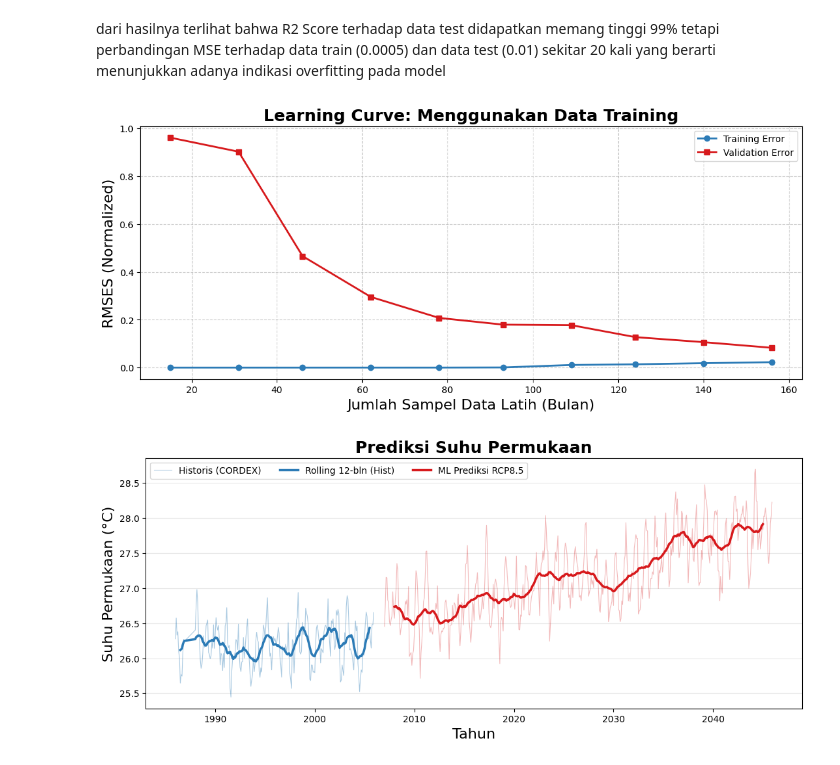
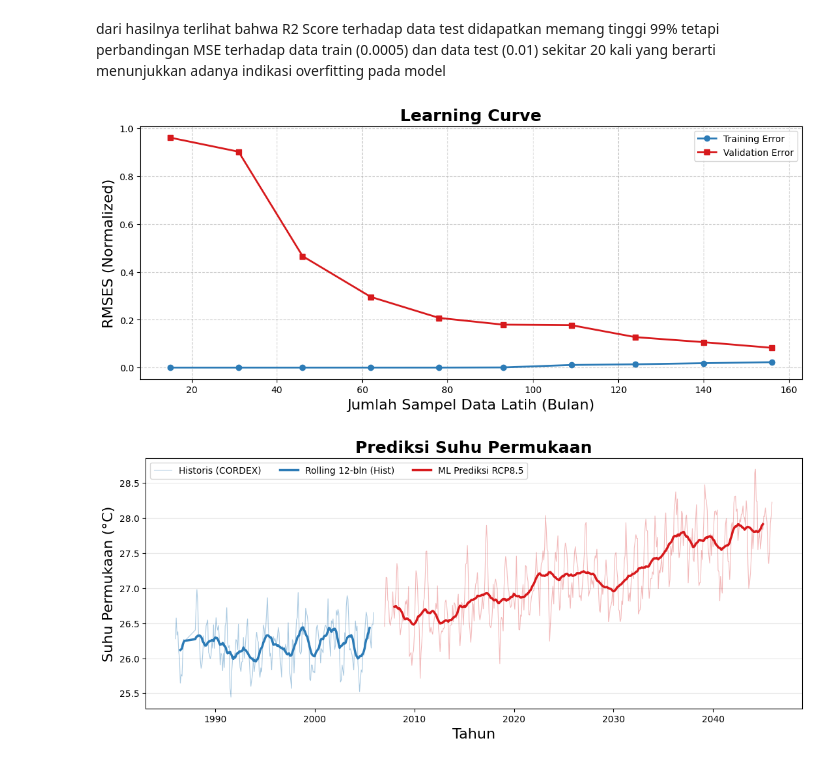
Before and after one commit to Syauqi-dotcom/Tugas-AI---Suhu-Jawa-2026, a Jupyter notebook: notebooks/workspace_fix.ipynb, the cells around one changed output. Drawn from its saved outputs; the diff is of its cells as text; code cells hidden in the pictures.

```diff
--- a/notebooks/workspace_fix.ipynb
+++ b/notebooks/workspace_fix.ipynb
@@ -32,7 +32,6 @@ class MultivariateRegressionModel:
         """
         Latih Model Regresi Ridge dengan data historis dan Normal Equation
 
-        Parameters:
         X_train : Matriks data fitur cuaca
         y_train : Vektor data suhu asli
         """
@@ -329,29 +298,0 @@ Disini kita bakal ngebagi data menjadi 3 (training, validation, dan test) kemudi
-# %%
-year = df_X['time'].dt.year
-
-TRAIN_END = 2000
-VAL_END   = 2003
-
-mask_train = year <= TRAIN_END
-mask_val   = (year > TRAIN_END) & (year <= VAL_END)
-mask_test  = year > VAL_END
-
-LEAK_COLS = [
-    'temp_max_24h', 'temp_min_24h',
-    'temp_2m_roll3', 'temp_2m_roll6', 'temp_2m_roll12',
-    'temp_2m_anomaly'
-]
-feature_cols = [c for c in df_X.columns if c != 'time' and c not in LEAK_COLS]
-
-X_train = df_X[mask_train][feature_cols].values
-y_train = df_y[mask_train]['temp_2m'].values
-X_val   = df_X[mask_val][feature_cols].values
-y_val   = df_y[mask_val]['temp_2m'].values
-X_test  = df_X[mask_test][feature_cols].values
-y_test  = df_y[mask_test]['temp_2m'].values
-t_test  = df_X[mask_test]['time'].values
-
-print(f'Train: {X_train.shape} | Val: {X_val.shape} | Test: {X_test.shape}')
-print(f'Periode train: {df_X[mask_train]["time"].min()} - {df_X[mask_train]["time"].max()}')
-print(f'Periode val  : {df_X[mask_val]["time"].min()} - {df_X[mask_val]["time"].max()}')
-print(f'Periode test : {df_X[mask_test]["time"].min()} - {df_X[mask_test]["time"].max()}')
@@ -459,35 +414,35 @@ for frac in train_sizes:
     X_subset = X_train_n[:n_samples]
     y_subset = y_train_n[:n_samples]
 
     temp_model = MultivariateRegressionModel()
     temp_model.fit(X_subset, y_subset)
 
     pred_t = temp_model.model_predict(X_subset)
     res_t = y_subset - pred_t
     train_rmses.append(np.sqrt(np.mean(res_t**2)))
 
     pred_v = temp_model.model_predict(X_val_n)
     res_v = y_val_n - pred_v
     val_rmses.append(np.sqrt(np.mean(res_v**2)))
 
 sample_counts = [int(frac * len(X_train_n)) for frac in train_sizes if int(frac * len(X_train_n)) >= 5]
 
 plt.figure(figsize=(13, 5))
 
 plt.plot(sample_counts, train_rmses, 'o-', linewidth=2, color='#2c7bb6', label='Training Error')
 plt.plot(sample_counts, val_rmses, 's-', linewidth=2, color='#d7191c', label='Validation Error')
 
-plt.title('Learning Curve: Menggunakan Data Training', fontweight='bold', fontsize=18)
+plt.title('Learning Curve', fontweight='bold', fontsize=18)
 plt.xlabel('Jumlah Sampel Data Latih (Bulan)', fontsize = 16)
 plt.ylabel('RMSES (Normalized)', fontsize=16)
 plt.grid(True, linestyle='--', alpha=0.6)
 plt.legend()
 
 plt.savefig('../results/figures/Learning_Curve.pdf', dpi=150, bbox_inches='tight')
 plt.savefig('../results/figures/Learning_Curve.png', dpi=150, bbox_inches='tight')
 plt.show()
 # %% [output]
-[figure, old version]
+[figure, new version]
 # %%
 #Melakukan prediksi sampai 2045 (49 tahun) kedepan
 df_rcp85 = pd.read_csv('../data/processed/features/X_rcp85.csv')
```
Also changed, not shown: parts of 13 cells of this notebook.
